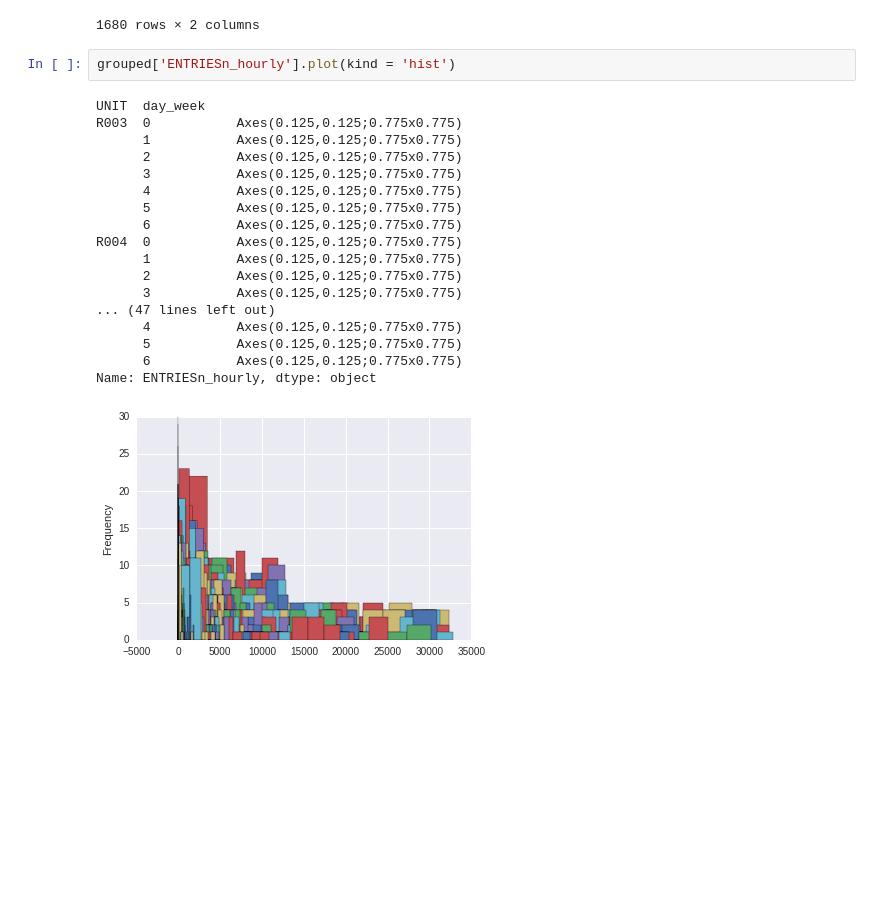
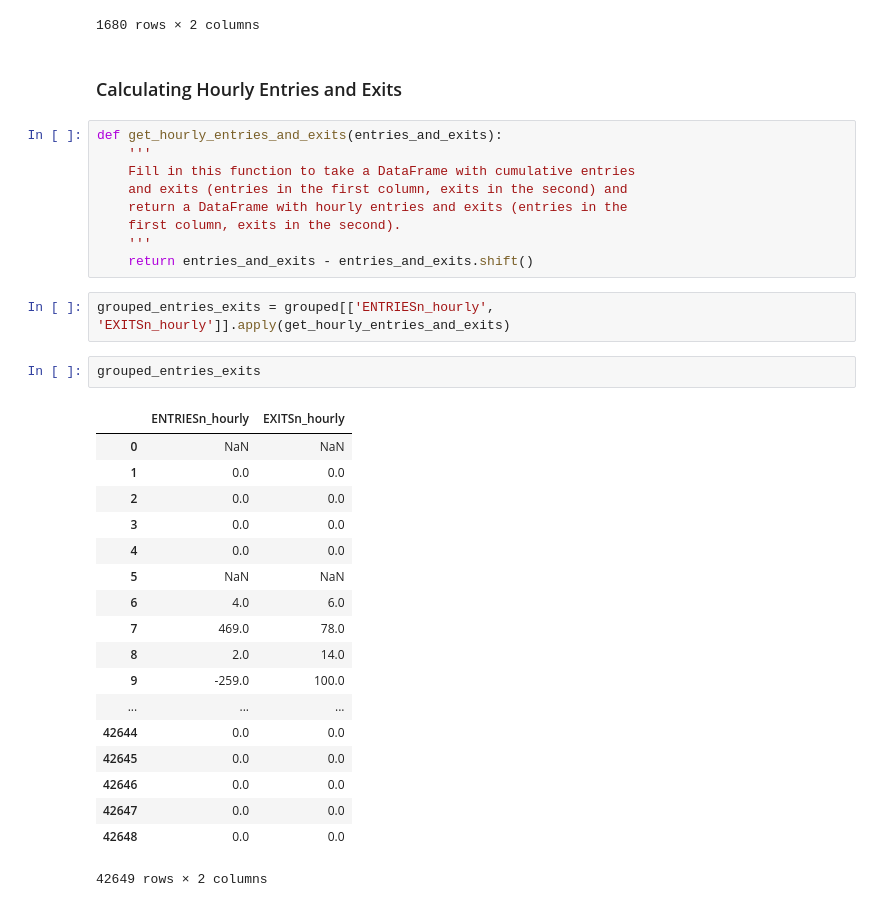
Before and after one commit to charlesmilam/udacity, a Jupyter notebook: introDA/lesson3/L3_quizzes.ipynb, the cells around one changed output. Drawn from its saved outputs; the diff is of its cells as text; blank space fills up the shorter version.

Commit message:
add groupby of provided ridership data, and apply function to calculate the hourly deltas.

```diff
--- a/introDA/lesson3/L3_quizzes.ipynb
+++ b/introDA/lesson3/L3_quizzes.ipynb
@@ -942,24 +942,37 @@ grouped.mean()
 |  | 5 | 0.000000 | 0.000000 |
 |  | 6 | 0.000000 | 0.000000 |
 1680 rows × 2 columns
-# %%
-grouped['ENTRIESn_hourly'].plot(kind = 'hist')
-# %% [output]
-UNIT  day_week
-R003  0           Axes(0.125,0.125;0.775x0.775)
-      1           Axes(0.125,0.125;0.775x0.775)
-      2           Axes(0.125,0.125;0.775x0.775)
-      3           Axes(0.125,0.125;0.775x0.775)
-      4           Axes(0.125,0.125;0.775x0.775)
-      5           Axes(0.125,0.125;0.775x0.775)
-      6           Axes(0.125,0.125;0.775x0.775)
-R004  0           Axes(0.125,0.125;0.775x0.775)
-      1           Axes(0.125,0.125;0.775x0.775)
-      2           Axes(0.125,0.125;0.775x0.775)
-      3           Axes(0.125,0.125;0.775x0.775)
-... (47 lines left out)
-      4           Axes(0.125,0.125;0.775x0.775)
-      5           Axes(0.125,0.125;0.775x0.775)
-      6           Axes(0.125,0.125;0.775x0.775)
-Name: ENTRIESn_hourly, dtype: object
-[figure, removed]
+# %% [markdown]
+### Calculating Hourly Entries and Exits
+# %%
+def get_hourly_entries_and_exits(entries_and_exits):
+    '''
+    Fill in this function to take a DataFrame with cumulative entries
+    and exits (entries in the first column, exits in the second) and
+    return a DataFrame with hourly entries and exits (entries in the
+    first column, exits in the second).
+    '''
+    return entries_and_exits - entries_and_exits.shift()
+# %%
+grouped_entries_exits = grouped[['ENTRIESn_hourly', 'EXITSn_hourly']].apply(get_hourly_entries_and_exits)
+# %%
+grouped_entries_exits
+# %% [output]
+|  | ENTRIESn_hourly | EXITSn_hourly |
+| 0 | NaN | NaN |
+| 1 | 0.0 | 0.0 |
+| 2 | 0.0 | 0.0 |
+| 3 | 0.0 | 0.0 |
+| 4 | 0.0 | 0.0 |
+| 5 | NaN | NaN |
+| 6 | 4.0 | 6.0 |
+| 7 | 469.0 | 78.0 |
+| 8 | 2.0 | 14.0 |
+| 9 | -259.0 | 100.0 |
+| ... | ... | ... |
+| 42644 | 0.0 | 0.0 |
+| 42645 | 0.0 | 0.0 |
+| 42646 | 0.0 | 0.0 |
+| 42647 | 0.0 | 0.0 |
+| 42648 | 0.0 | 0.0 |
+42649 rows × 2 columns
```
Also changed, not shown: parts of 3 cells of this notebook.
